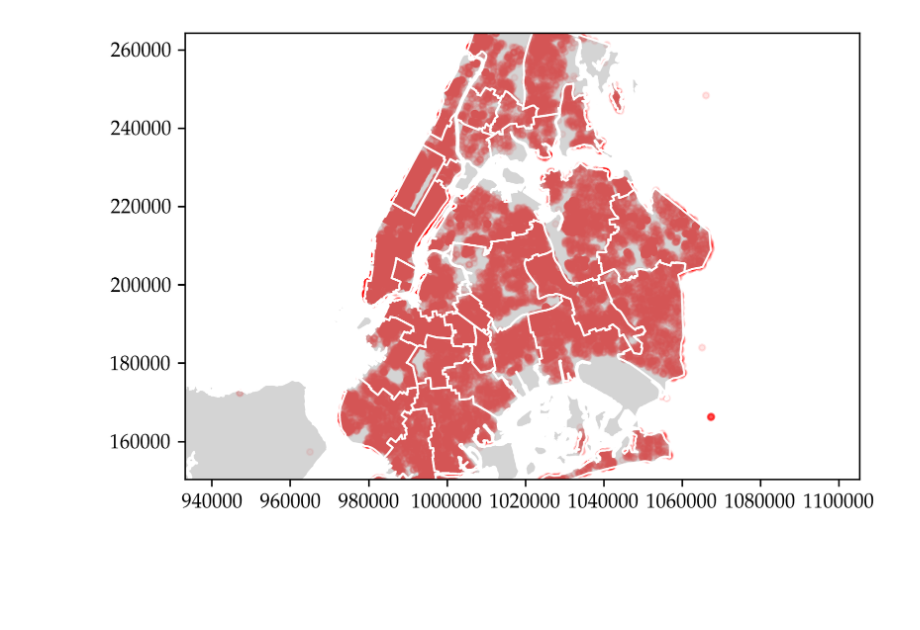
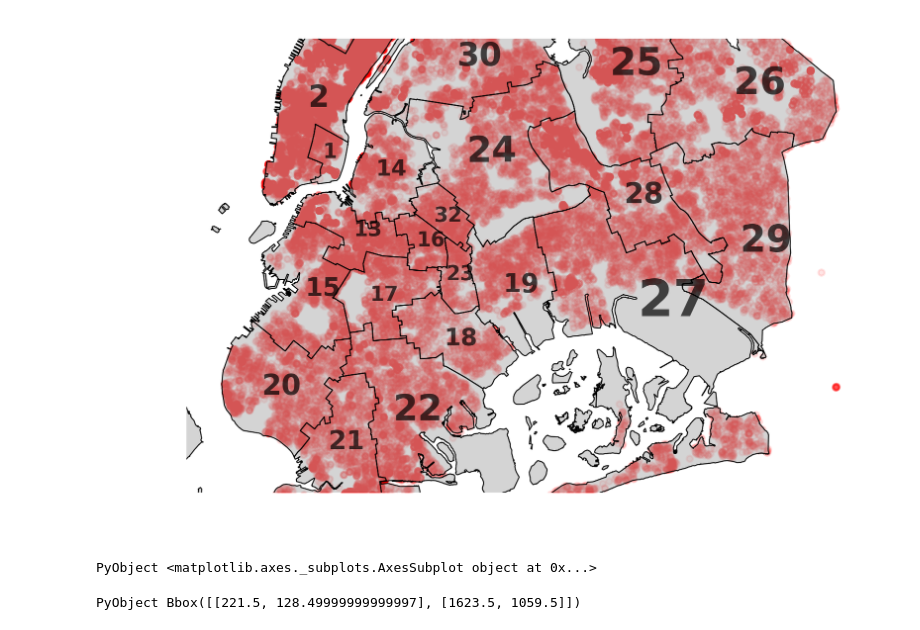
Before and after one commit to gwb/rdd-coverage, a Jupyter notebook: Maxime/NYC/NYC_prepare_schdistr_plot_julia.ipynb, the cells around one changed output. Cells and saved outputs as stored; diff of their text form; code cells hidden in the pictures; blank space fills up the shorter version.

```diff
--- a/Maxime/NYC/NYC_prepare_schdistr_plot_julia.ipynb
+++ b/Maxime/NYC/NYC_prepare_schdistr_plot_julia.ipynb
@@ -52,17 +52,32 @@ PyCall.unshift!(PyVector(pyimport("sys")["path"]), "")
+# %%
+plt.rc("text", usetex=true)
 # %%
 plt.scatter(NYC_sales[:XCoord], NYC_sales[:YCoord], marker=".", alpha=0.1, color="red")
 plt.axes()[:set_aspect]("equal","datalim")
-plt.xlim(percentile(NYC_sales[:XCoord],1),percentile(NYC_sales[:XCoord],99))
-plt.ylim(percentile(NYC_sales[:YCoord],1),percentile(NYC_sales[:YCoord],99))
+plt.xlim((0.98e6, 1.06e6))
+plt.ylim((1.5e5, 2.2e5))
 NYC_prepare_plots.background_schdistrs(plt.gca(),
             color="#AAAAAA",
-            edgecolor="white",
+            edgecolor="black",
+            linewidth=0.5,
             linestyle="-")
-
-# plt.axes()[:set_aspect]("equal","datalim")
+ax = plt.gca()
+# ax[:set_autoscale_on](false)
+plt.rc("text", usetex=false)
+NYC_prepare_plots.schdistr_labels(plt.gca(), color="black", alpha=0.7, scaleup=1/5.0)
+plt.rc("text", usetex=true)
+plt.xlim((0.98e6, 1.06e6))
+plt.ylim((1.5e5, 2.2e5))
+plt.axes()[:set_aspect]("equal","datalim")
 # gpd.plotting[:plot_dataframe](nycdistrs, edgecolor="grey", color="None", ax=plt.gca())
-# plt.axis("off")
+plt.axis("off")
 # plt.xlim(percentile(NYC_sales[:XCoord].values,10),percentile(NYC_sales[:XCoord].values,97))
 # plt.ylim(percentile(NYC_sales[:YCoord].values,10),percentile(NYC_sales[:YCoord].values,97))
+ax = plt.gca()
 # %% [output]
-[figure, old version]
+[figure, new version]
+PyObject <matplotlib.axes._subplots.AxesSubplot object at 0x...>
+# %%
+ax[:get_window_extent]()
+# %% [output]
+PyObject Bbox([[221.5, 128.49999999999997], [1623.5, 1059.5]])
```
Also changed, not shown: parts of 4 cells of this notebook, 21 other files.
